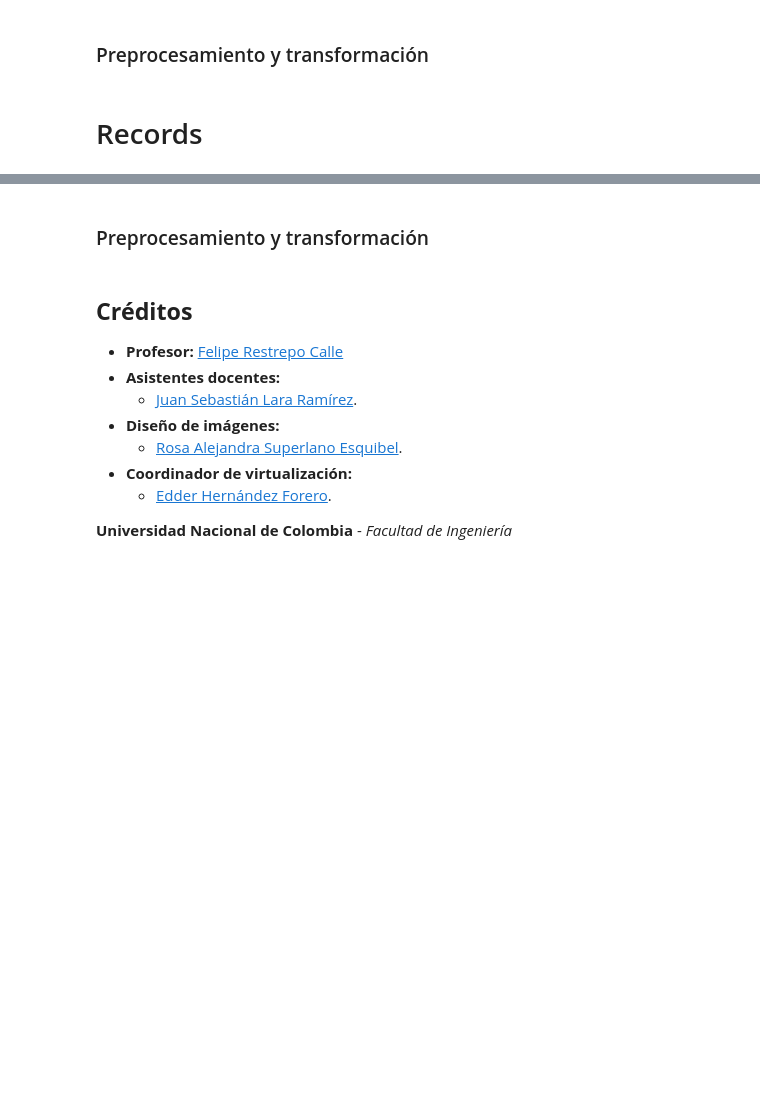
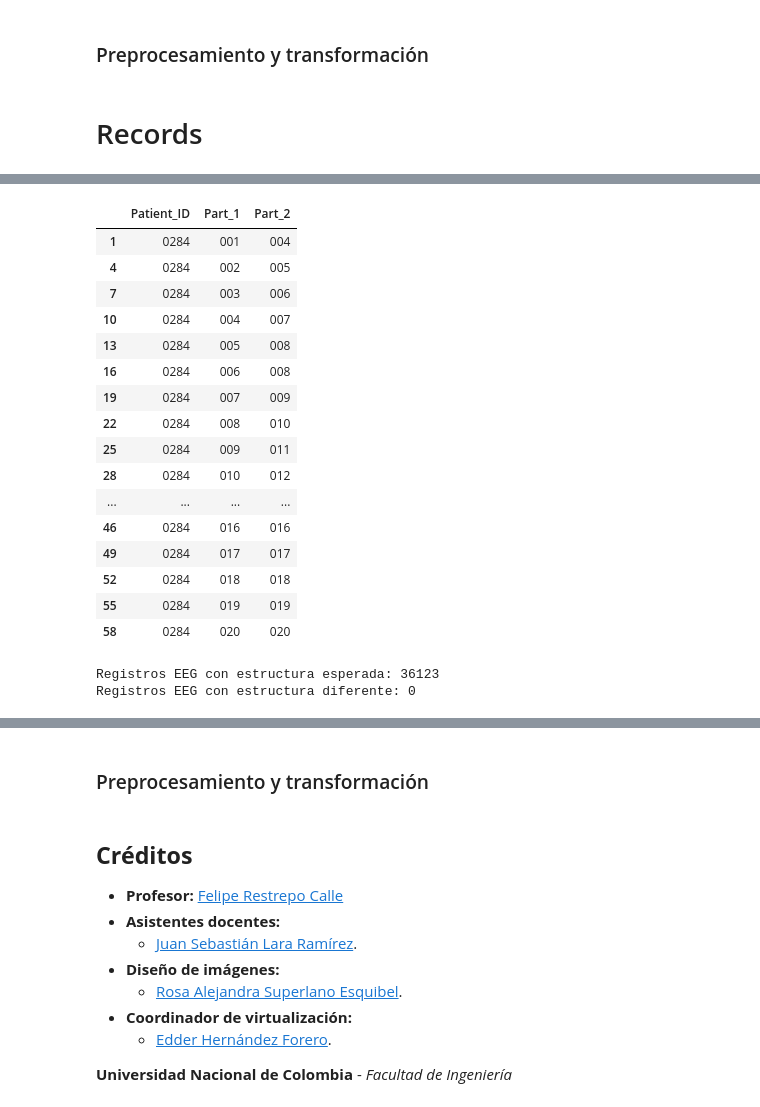
Before and after one commit to AlejandraJaramillo19/mlda-project_, a Jupyter notebook: notebooks/03_data_preparation/03_data_preparation.ipynb, the cells around one changed output, grey strips where cells are left out. Drawn from its saved outputs; the diff is of its cells as text; code cells hidden in the pictures; blank space fills up the shorter version.

```diff
--- a/notebooks/03_data_preparation/03_data_preparation.ipynb
+++ b/notebooks/03_data_preparation/03_data_preparation.ipynb
@@ -1618,0 +1705,19 @@ En la selección de datos, reflexione sobre las variables que son realmente rele
+# %%
+#response = requests.get(RECORDS_URL, verify=False, timeout=30)
+response = requests.get(RECORDS_URL, timeout=30)
+response.raise_for_status()
+
+records = response.text.splitlines() # split the text into a list of records
+
+print(records)
+
+NUMBER_OF_RECORDS = len(records)
+print(f"Number of records: {NUMBER_OF_RECORDS}")
+
+patient_ids = [
+    record.strip("/").split("/")[-1]
+    for record in records
+]
+print(patient_ids[:10])
+
+#patient_data
@@ -1618,0 +3001,8 @@ En la selección de datos, reflexione sobre las variables que son realmente rele
+# %%
+eeg_df = records_df[
+    records_df["Modality"] == "EEG"
+].copy()
+
+print("Registros fisiológicos totales:", len(records_df))
+print("Registros EEG seleccionados:", len(eeg_df))
+print("Pacientes con registros EEG:", eeg_df["Patient"].nunique())
@@ -1618,0 +3022,42 @@ En la selección de datos, reflexione sobre las variables que son realmente rele
+# %%
+record_parts = (
+    eeg_df["Record"]
+    .str.extract(
+        r"^(?P<Patient_ID>\d+)_(?P<Part_1>\d+)_(?P<Part_2>\d+)_EEG$"
+    )
+)
+
+display(record_parts.head(20))
+# %% [output]
+|  | Patient_ID | Part_1 | Part_2 |
+| 1 | 0284 | 001 | 004 |
+| 4 | 0284 | 002 | 005 |
+| 7 | 0284 | 003 | 006 |
+| 10 | 0284 | 004 | 007 |
+| 13 | 0284 | 005 | 008 |
+| 16 | 0284 | 006 | 008 |
+| 19 | 0284 | 007 | 009 |
+| 22 | 0284 | 008 | 010 |
+| 25 | 0284 | 009 | 011 |
+| 28 | 0284 | 010 | 012 |
+| ... | ... | ... | ... |
+| 46 | 0284 | 016 | 016 |
+| 49 | 0284 | 017 | 017 |
+| 52 | 0284 | 018 | 018 |
+| 55 | 0284 | 019 | 019 |
+| 58 | 0284 | 020 | 020 |
+# %%
+valid_structure = record_parts.notna().all(axis=1)
+
+print(
+    "Registros EEG con estructura esperada:",
+    valid_structure.sum()
+)
+
+print(
+    "Registros EEG con estructura diferente:",
+    (~valid_structure).sum()
+)
+# %% [output]
+Registros EEG con estructura esperada: 36123
+Registros EEG con estructura diferente: 0
```
Also changed, not shown: parts of 86 cells of this notebook.
